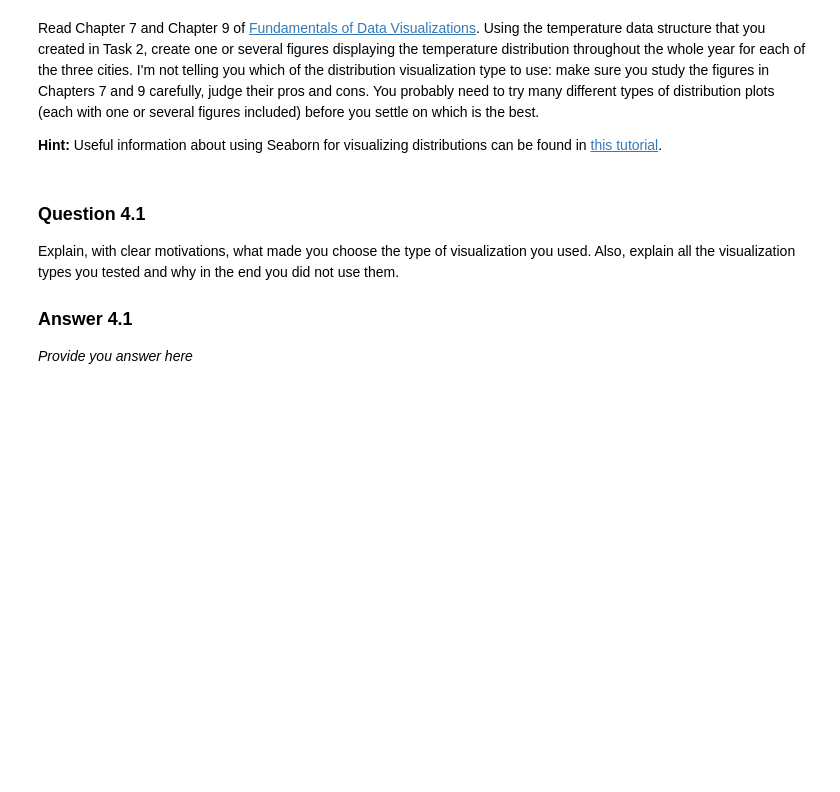
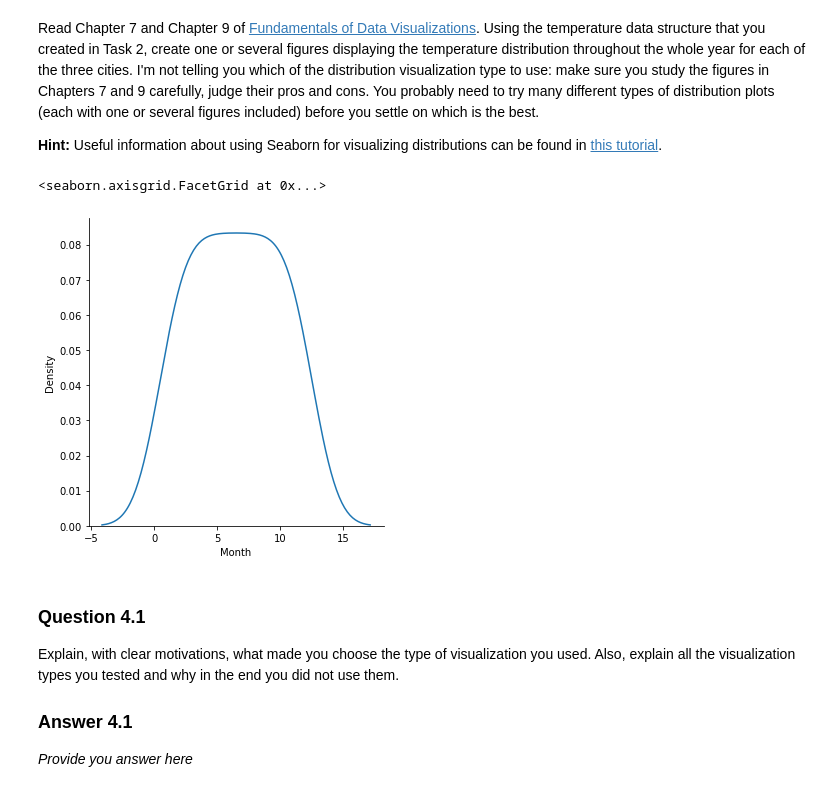
Before and after one commit to elvinafahlgren/Visualization, a Jupyter notebook: worksheet-2.ipynb, the cells around one changed output. Cells and saved outputs as stored; diff of their text form; code cells hidden in the pictures; blank space fills up the shorter version.

```diff
--- a/worksheet-2.ipynb
+++ b/worksheet-2.ipynb
@@ -106,6 +192,24 @@ Using the temperature data structure that you created in Task 2, create one or s
 **Hint:** Useful information about using Seaborn for visualizing distributions can be found in [this tutorial](https://seaborn.pydata.org/tutorial/distributions.html).
 # %%
 # Your code-cells for the temperature distribution plots here.
+
+# data frame of avegare temperature
+avg = pd.DataFrame(combined.groupby(["City", "Month"])["Temperature"].mean())
+# make 'City' and 'Month to columns
+avg = avg.reset_index(level=['City', 'Month'])
+"""
+plt.figure(figsize=(20, 5))
+plt.subplot(131)
+x = avg.Month
+plt.ax = sns.distplot(x, rug=False, hist=False)
+"""
+
+sns.displot(avg, x="Month", kind="kde")
+
+#sns.displot(avg, x="Month", hue="City", kind="kde", multiple = "stack")
+# %% [output]
+<seaborn.axisgrid.FacetGrid at 0x...>
+[figure, added]
 # %% [markdown]
 ### Question 4.1
 Explain, with clear motivations, what made you choose the type of visualization you used. Also, explain all the visualization types you tested and why in the end you did not use them.
```
Also changed, not shown: parts of 13 cells of this notebook, 4 other files.
